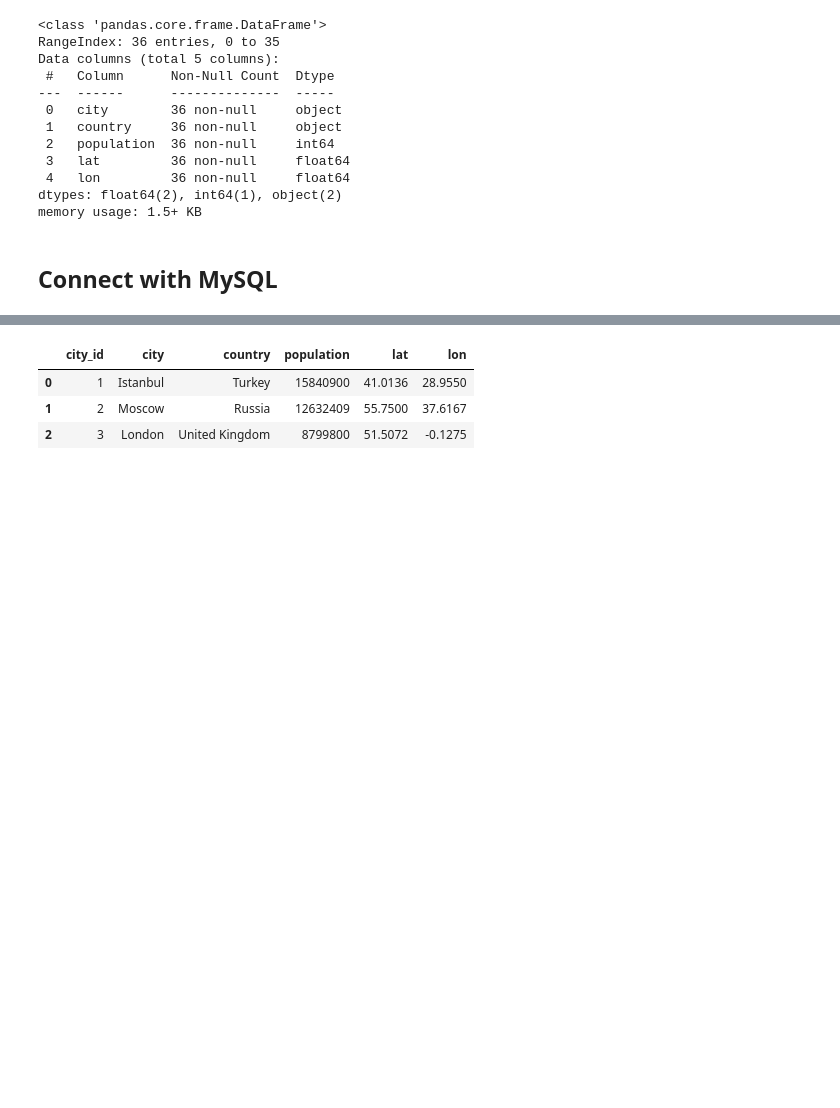
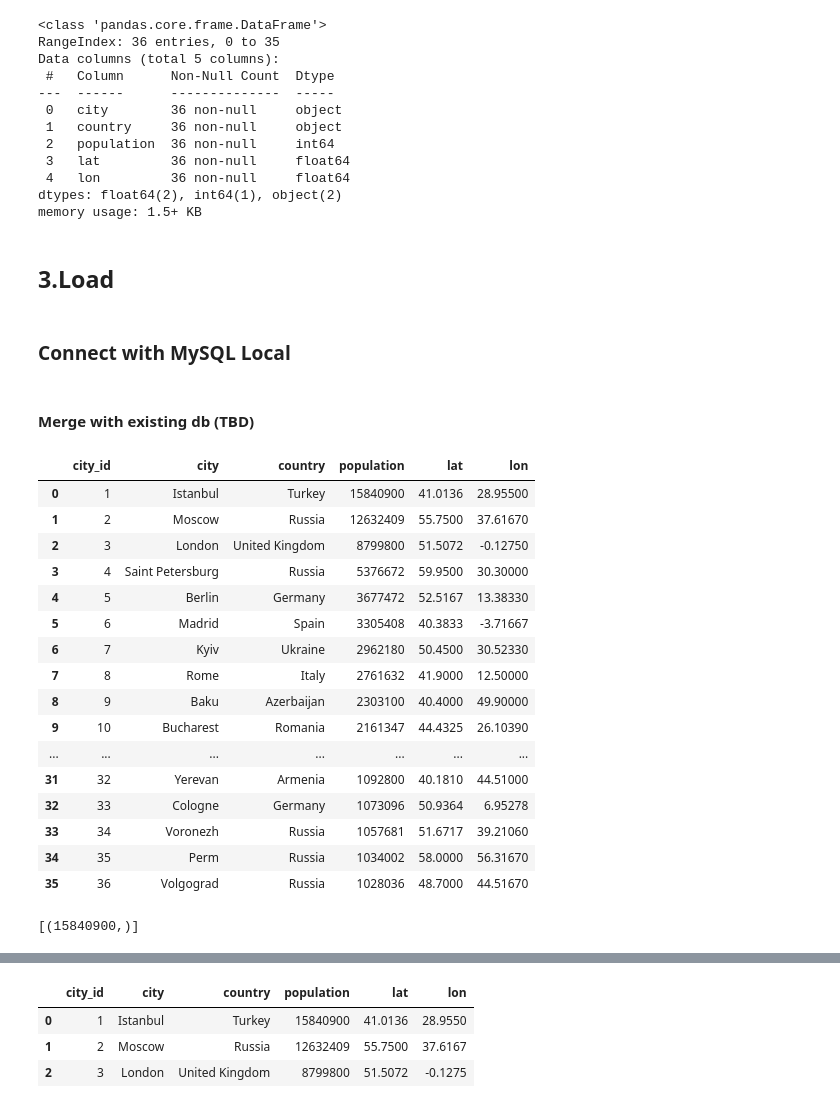
Before and after one commit to JacquelineBashta/WebScrap_GansEscooter, a Jupyter notebook: 01_cities/cities.ipynb, the cells around one changed output, grey strips where cells are left out. Drawn from its saved outputs; the diff is of its cells as text; code cells hidden in the pictures; blank space fills up the shorter version.

```diff
--- a/01_cities/cities.ipynb
+++ b/01_cities/cities.ipynb
@@ -110,5 +118,20 @@ Data columns (total 5 columns):
  4   lon         36 non-null     float64
 dtypes: float64(2), int64(1), object(2)
 memory usage: 1.5+ KB
+# %% [markdown]
+## 3.Load
 # %% [markdown]
-## Connect with MySQL
+### Connect with  MySQL Local
+# %%
+import sqlalchemy as db
+sys.path.append('..\keys')
+import key
+
+schema="gans_db"
+host="localhost"
+user="root"
+password=key.SQL_PASSWORD
+port=3306
+con = image.pngf'mysql+pymysql://{user}:{password}@{host}:{port}/{schema}'
+# %% [markdown]
+#### Merge with existing db (TBD)
@@ -114,0 +140,20 @@ memory usage: 1.5+ KB
+# %%
+city_db_df
+# %% [output]
+|  | city_id | city | country | population | lat | lon |
+| 0 | 1 | Istanbul | Turkey | 15840900 | 41.0136 | 28.95500 |
+| 1 | 2 | Moscow | Russia | 12632409 | 55.7500 | 37.61670 |
+| 2 | 3 | London | United Kingdom | 8799800 | 51.5072 | -0.12750 |
+| 3 | 4 | Saint Petersburg | Russia | 5376672 | 59.9500 | 30.30000 |
+| 4 | 5 | Berlin | Germany | 3677472 | 52.5167 | 13.38330 |
+| 5 | 6 | Madrid | Spain | 3305408 | 40.3833 | -3.71667 |
+| 6 | 7 | Kyiv | Ukraine | 2962180 | 50.4500 | 30.52330 |
+| 7 | 8 | Rome | Italy | 2761632 | 41.9000 | 12.50000 |
+| 8 | 9 | Baku | Azerbaijan | 2303100 | 40.4000 | 49.90000 |
+| 9 | 10 | Bucharest | Romania | 2161347 | 44.4325 | 26.10390 |
+| ... | ... | ... | ... | ... | ... | ... |
+| 31 | 32 | Yerevan | Armenia | 1092800 | 40.1810 | 44.51000 |
+| 32 | 33 | Cologne | Germany | 1073096 | 50.9364 | 6.95278 |
+| 33 | 34 | Voronezh | Russia | 1057681 | 51.6717 | 39.21060 |
+| 34 | 35 | Perm | Russia | 1034002 | 58.0000 | 56.31670 |
+| 35 | 36 | Volgograd | Russia | 1028036 | 48.7000 | 44.51670 |
@@ -114,0 +169,7 @@ memory usage: 1.5+ KB
+# %%
+# read from the MySQL via queries
+session.execute("select population from city where(city_id = 1)").fetchall()
+
+# result[0][0]
+# %% [output]
+[(15840900,)]
```
Also changed, not shown: parts of 37 cells of this notebook, 6 other files.
